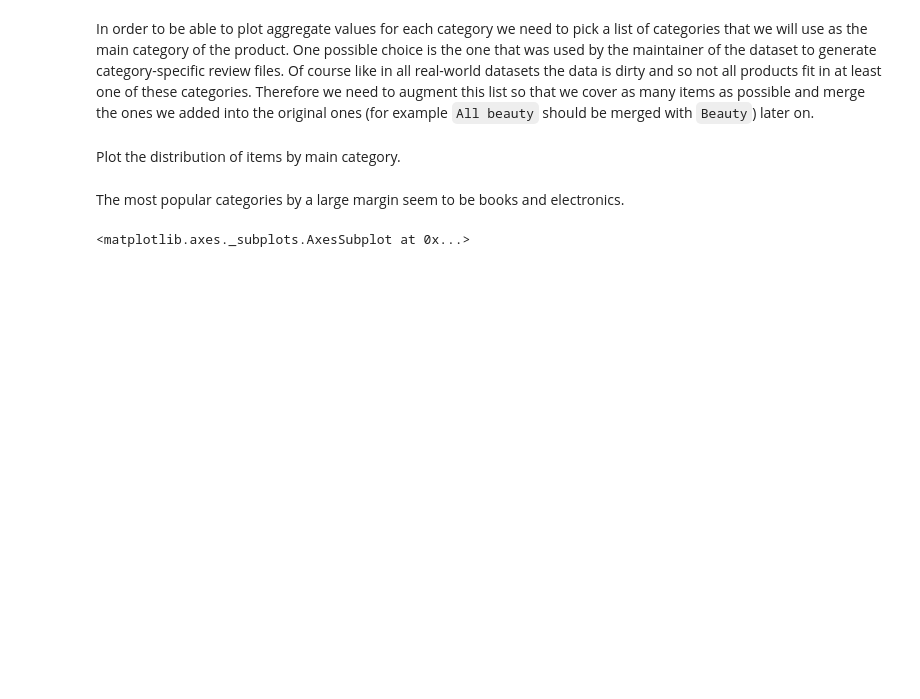
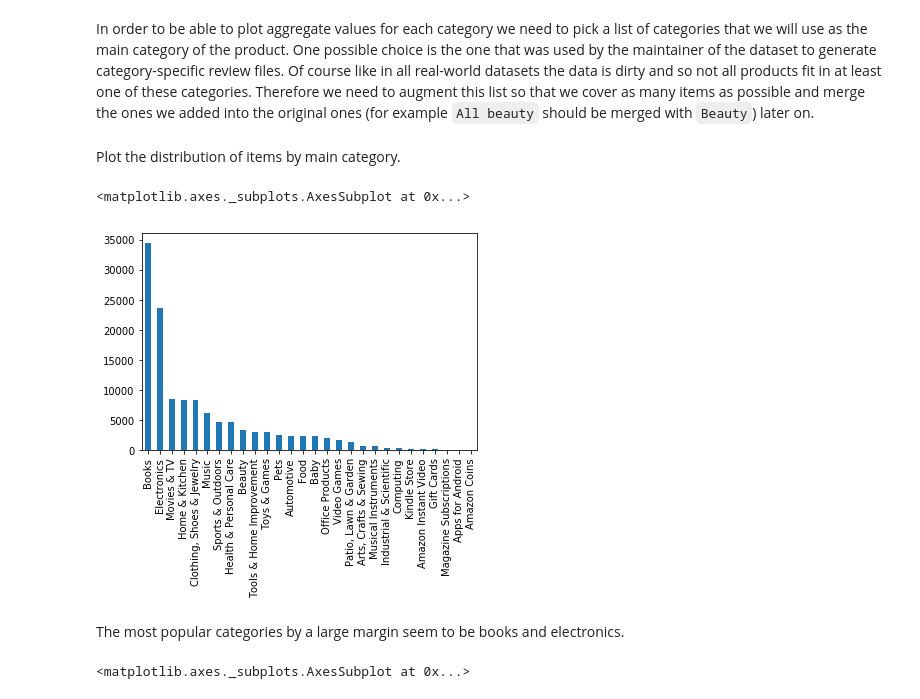
Before and after one commit to justcho5/ADA, a Jupyter notebook: project/Periodicity.ipynb, the cells around one changed output. Saved outputs shown, nothing was run; the diff lists cells and outputs as text; code cells hidden in the pictures; blank space fills up the shorter version.

Commit message:
Another plot

```diff
--- a/project/Periodicity.ipynb
+++ b/project/Periodicity.ipynb
@@ -262,3 +260,8 @@ joined.
+# %%
+joined['main_category'].value_counts().plot(kind='bar')
+# %% [output]
+<matplotlib.axes._subplots.AxesSubplot at 0x...>
+[figure, added]
 # %% [markdown]
 The most popular categories by a large margin seem to be books and electronics.
 # %%
```
Also changed, not shown: parts of 1 cell of this notebook.
